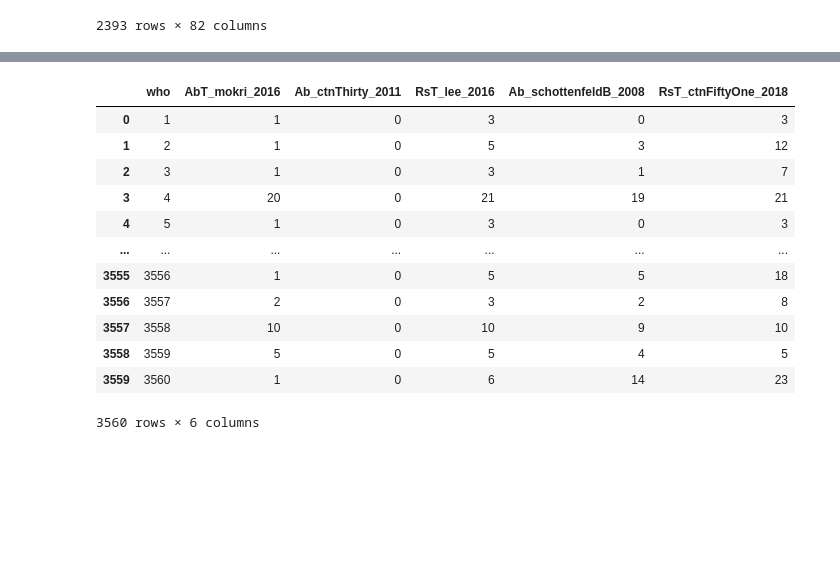
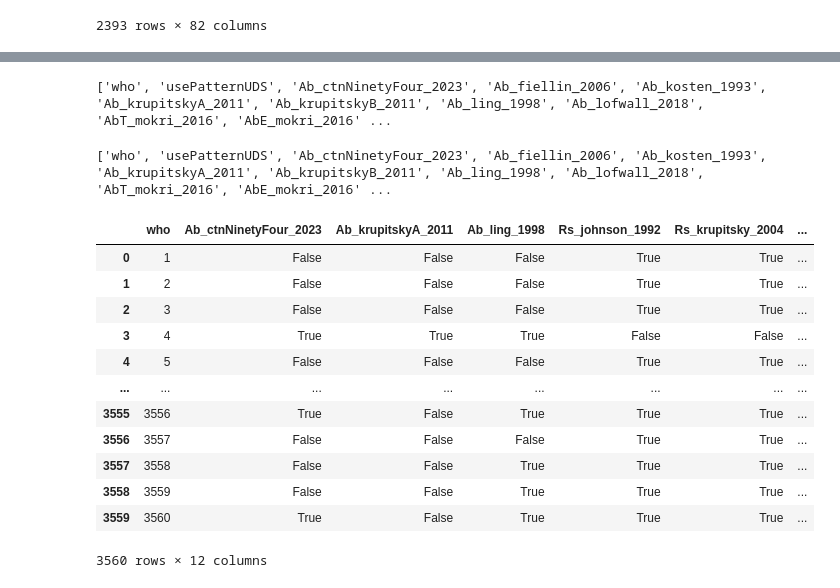
Before and after one commit to CTN-0094/Pipeline, a Jupyter notebook: src/main.ipynb, the cells around one changed output, grey strips where cells are left out. Saved outputs shown, nothing was run; the diff lists cells and outputs as text; code cells hidden in the pictures; blank space fills up the shorter version.

```diff
--- a/src/main.ipynb
+++ b/src/main.ipynb
@@ -813,8 +803,0 @@ KeyError: "None of [Index(['who', 'Ab_krupitskyA_2011', 'Ab_ling_1998', 'Rs_john
-# %%
-# List of columns to select
-selected_columns = ['who','Ab_ctnNinetyFour_2023','Ab_krupitskyA_2011', 'Ab_ling_1998', 'Rs_johnson_1992', 'Rs_krupitsky_2004', 'Rd_kostenB_1993',
-'AbT_mokri_2016', 'Ab_ctnThirty_2011', 'RsT_lee_2016', 'Ab_schottenfeldB_2008', 'RsT_ctnFiftyOne_2018']
-
-# Select these columns and display them
-df_selected = df[selected_columns]
-df_selected
@@ -823,17 +804,55 @@ KeyError: "['Ab_ctnNinetyFour_2023', 'Ab_krupitskyA_2011', 'Ab_ling_1998', 'Rs_j
-# %%
-df = df_selected.applymap(lambda x: 1 if x is True else (0 if x is False else x))
-df
-# %% [output]
-|  | who | AbT_mokri_2016 | Ab_ctnThirty_2011 | RsT_lee_2016 | Ab_schottenfeldB_2008 | RsT_ctnFiftyOne_2018 |
-| 0 | 1 | 1 | 0 | 3 | 0 | 3 |
-| 1 | 2 | 1 | 0 | 5 | 3 | 12 |
-| 2 | 3 | 1 | 0 | 3 | 1 | 7 |
-| 3 | 4 | 20 | 0 | 21 | 19 | 21 |
-| 4 | 5 | 1 | 0 | 3 | 0 | 3 |
-| ... | ... | ... | ... | ... | ... | ... |
-| 3555 | 3556 | 1 | 0 | 5 | 5 | 18 |
-| 3556 | 3557 | 2 | 0 | 3 | 2 | 8 |
-| 3557 | 3558 | 10 | 0 | 10 | 9 | 10 |
-| 3558 | 3559 | 5 | 0 | 5 | 4 | 5 |
-| 3559 | 3560 | 1 | 0 | 6 | 14 | 23 |
-3560 rows × 6 columns
+# %%
+print(df.columns.tolist())
+# %% [output]
+['who', 'usePatternUDS', 'Ab_ctnNinetyFour_2023', 'Ab_fiellin_2006', 'Ab_kosten_1993', 'Ab_krupitskyA_2011', 'Ab_krupitskyB_2011', 'Ab_ling_1998', 'Ab_lofwall_2018', 'AbT_mokri_2016', 'AbE_mokri_2016' ...
+# %%
+df.columns = df.columns.str.strip()
+# %%
+for col in selected_columns:
+    if col not in df.columns:
+        print(f"Column '{col}' not found in DataFrame")
+# %%
+import pandas as pd
+
+# Load your CSV file
+df = pd.read_csv('/Users/richeyjay/Desktop/Relapse_Pipeline/env/data/outcomesCTN0094.csv')
+
+# Optionally strip any whitespace from the column names
+df.columns = df.columns.str.strip()
+
+# Print all column names for verification
+print(df.columns.tolist())
+
+# List of columns to select
+selected_columns = [
+    'who', 'Ab_ctnNinetyFour_2023', 'Ab_krupitskyA_2011', 'Ab_ling_1998',
+    'Rs_johnson_1992', 'Rs_krupitsky_2004', 'Rd_kostenB_1993',
+    'AbT_mokri_2016', 'Ab_ctnThirty_2011', 'RsT_lee_2016',
+    'Ab_schottenfeldB_2008', 'RsT_ctnFiftyOne_2018'
+]
+
+# Check if all selected columns exist in the DataFrame
+for col in selected_columns:
+    if col not in df.columns:
+        print(f"Column '{col}' not found in DataFrame")
+
+# Select these columns if they exist
+df_selected = df[selected_columns]
+
+# Display the selected DataFrame
+df_selected
+# %% [output]
+['who', 'usePatternUDS', 'Ab_ctnNinetyFour_2023', 'Ab_fiellin_2006', 'Ab_kosten_1993', 'Ab_krupitskyA_2011', 'Ab_krupitskyB_2011', 'Ab_ling_1998', 'Ab_lofwall_2018', 'AbT_mokri_2016', 'AbE_mokri_2016' ...
+|  | who | Ab_ctnNinetyFour_2023 | Ab_krupitskyA_2011 | Ab_ling_1998 | Rs_johnson_1992 | Rs_krupitsky_2004 | ... |
+| 0 | 1 | False | False | False | True | True | ... |
+| 1 | 2 | False | False | False | True | True | ... |
+| 2 | 3 | False | False | False | True | True | ... |
+| 3 | 4 | True | True | True | False | False | ... |
+| 4 | 5 | False | False | False | True | True | ... |
+| ... | ... | ... | ... | ... | ... | ... | ... |
+| 3555 | 3556 | True | False | True | True | True | ... |
+| 3556 | 3557 | False | False | False | True | True | ... |
+| 3557 | 3558 | False | False | True | True | True | ... |
+| 3558 | 3559 | False | False | True | True | True | ... |
+| 3559 | 3560 | True | False | True | True | True | ... |
+3560 rows × 12 columns
```
Also changed, not shown: parts of 7 cells of this notebook, 3 other files.
